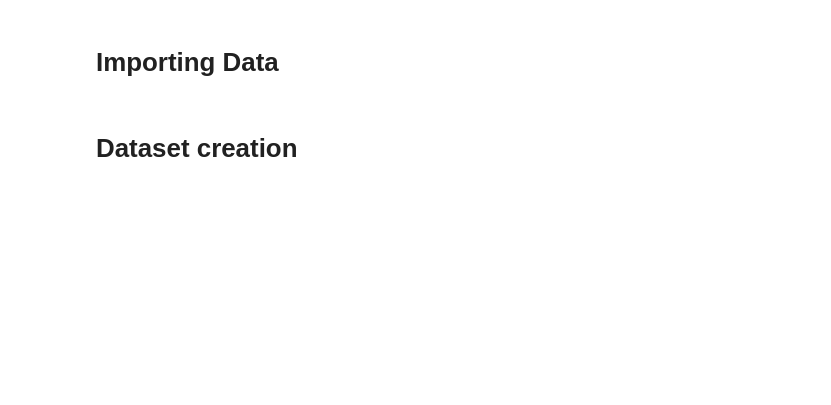
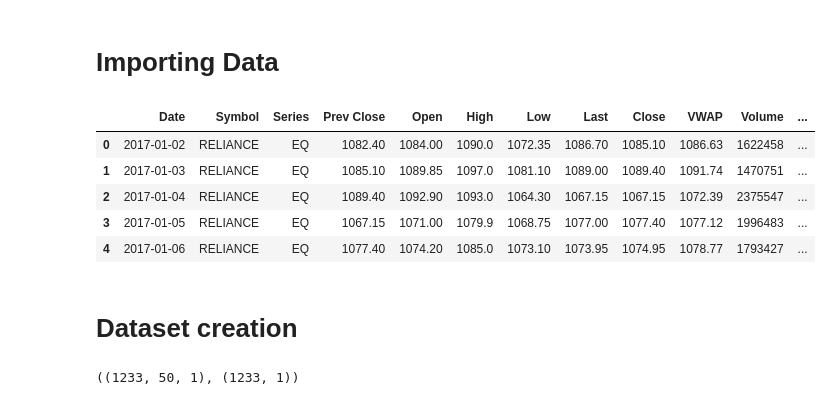
Before and after one commit to piyumaha12/Stock_Prediction, a Jupyter notebook: Program/load_model.ipynb, the cells around one changed output. Cells and saved outputs as stored; diff of their text form; code cells hidden in the pictures; blank space fills up the shorter version.

```diff
--- a/Program/load_model.ipynb
+++ b/Program/load_model.ipynb
@@ -60,4 +18,15 @@ plot_model(model_reweight, show_layer_names= True, show_shapes=True)
 # %% [markdown]
 # Importing Data
+# %%
+reliance = pd.read_csv('H:\Excelr\Project\Stock_Prediction\Program\Reliance_5_years.csv')
+# %%
+reliance.head()
+# %% [output]
+|  | Date | Symbol | Series | Prev Close | Open | High | Low | Last | Close | VWAP | Volume | ... |
+| 0 | 2017-01-02 | RELIANCE | EQ | 1082.40 | 1084.00 | 1090.0 | 1072.35 | 1086.70 | 1085.10 | 1086.63 | 1622458 | ... |
+| 1 | 2017-01-03 | RELIANCE | EQ | 1085.10 | 1089.85 | 1097.0 | 1081.10 | 1089.00 | 1089.40 | 1091.74 | 1470751 | ... |
+| 2 | 2017-01-04 | RELIANCE | EQ | 1089.40 | 1092.90 | 1093.0 | 1064.30 | 1067.15 | 1067.15 | 1072.39 | 2375547 | ... |
+| 3 | 2017-01-05 | RELIANCE | EQ | 1067.15 | 1071.00 | 1079.9 | 1068.75 | 1077.00 | 1077.40 | 1077.12 | 1996483 | ... |
+| 4 | 2017-01-06 | RELIANCE | EQ | 1077.40 | 1074.20 | 1085.0 | 1073.10 | 1073.95 | 1074.95 | 1078.77 | 1793427 | ... |
 # %% [markdown]
 # Dataset creation
@@ -63,0 +69,4 @@ plot_model(model_reweight, show_layer_names= True, show_shapes=True)
+# %%
+open_dataset_multi_target.shape, target_multi_target.shape
+# %% [output]
+((1233, 50, 1), (1233, 1))
```
Also changed, not shown: parts of 43 cells of this notebook, 2 other files.
